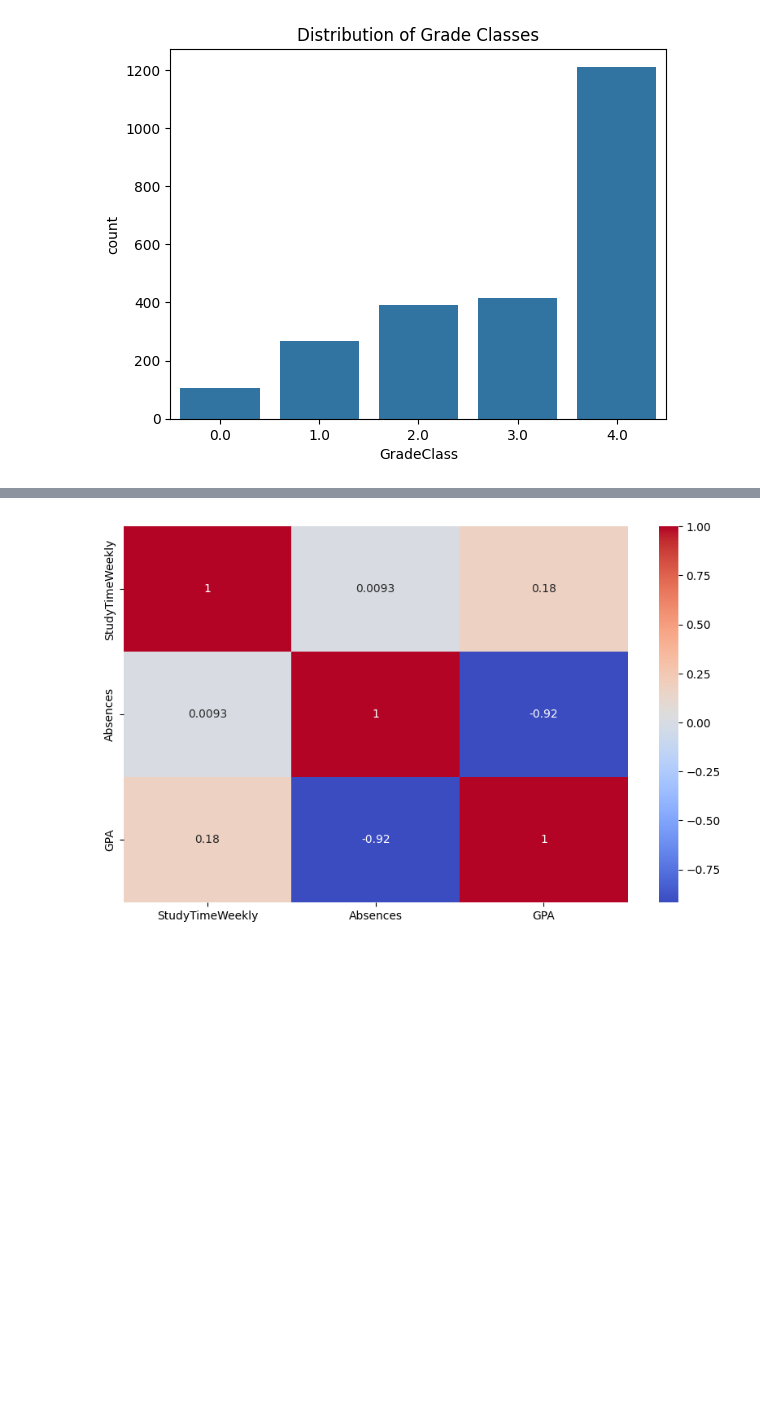
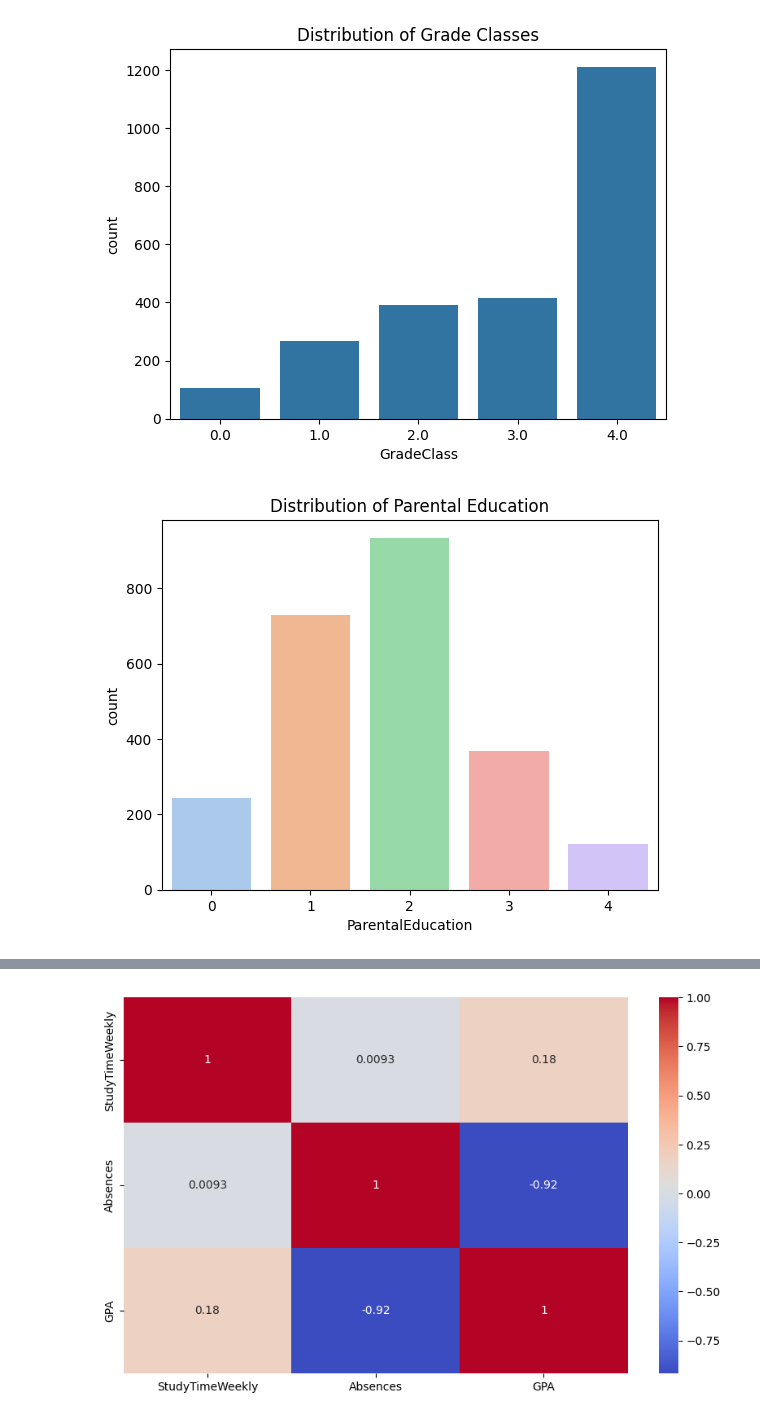
Before and after one commit to Thian0509/MLG382-Guided-Project, a Jupyter notebook: Jupyter_Notebooks/test_notebook.ipynb, the cells around one changed output, grey strips where cells are left out. Cells and saved outputs as stored; diff of their text form; code cells hidden in the pictures; blank space fills up the shorter version.

```diff
--- a/Jupyter_Notebooks/test_notebook.ipynb
+++ b/Jupyter_Notebooks/test_notebook.ipynb
@@ -140,3 +145,9 @@ plt.title('Distribution of Grade Classes')
 plt.show()
 # %% [output]
 [figure]
+# %%
+sns.countplot(data=df, x='ParentalEducation', palette='pastel', hue='ParentalEducation', legend=False)
+plt.title('Distribution of Parental Education')
+plt.show()
+# %% [output]
+[figure, added]
```
Also changed, not shown: parts of 5 cells of this notebook, 1 other file.
